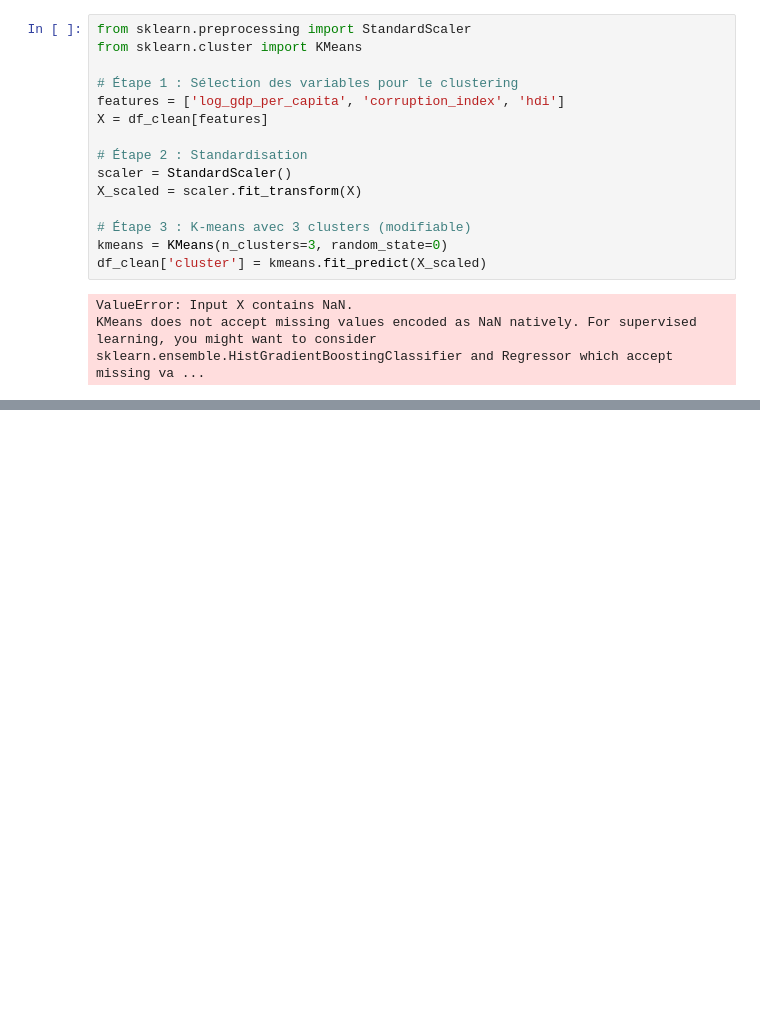
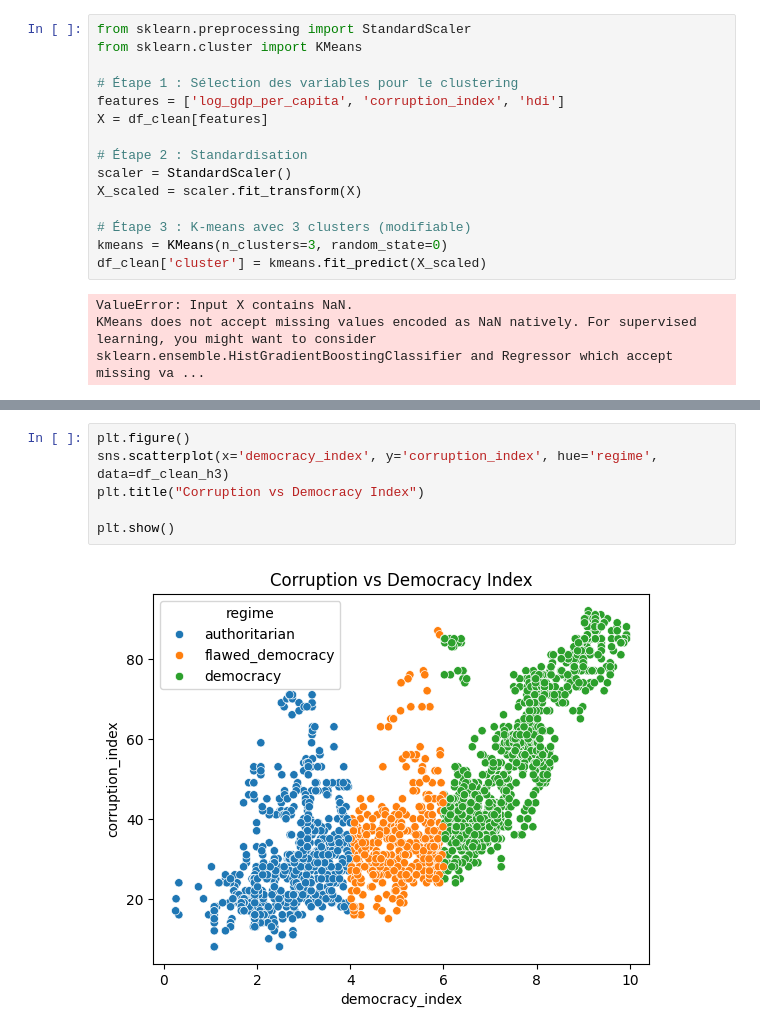
Before and after one commit to Artorius104/CorruptionStudy, a Jupyter notebook: EDA.ipynb, the cells around one changed output, grey strips where cells are left out. Drawn from its saved outputs; the diff is of its cells as text; blank space fills up the shorter version.

```diff
--- a/EDA.ipynb
+++ b/EDA.ipynb
@@ -265,0 +529,8 @@ KMeans does not accept missing values encoded as NaN natively. For supervised le
+# %%
+plt.figure()
+sns.scatterplot(x='democracy_index', y='corruption_index', hue='regime', data=df_clean_h3)
+plt.title("Corruption vs Democracy Index")
+
+plt.show()
+# %% [output]
+[figure, added]
```
Also changed, not shown: parts of 42 cells of this notebook, 3 other files.
